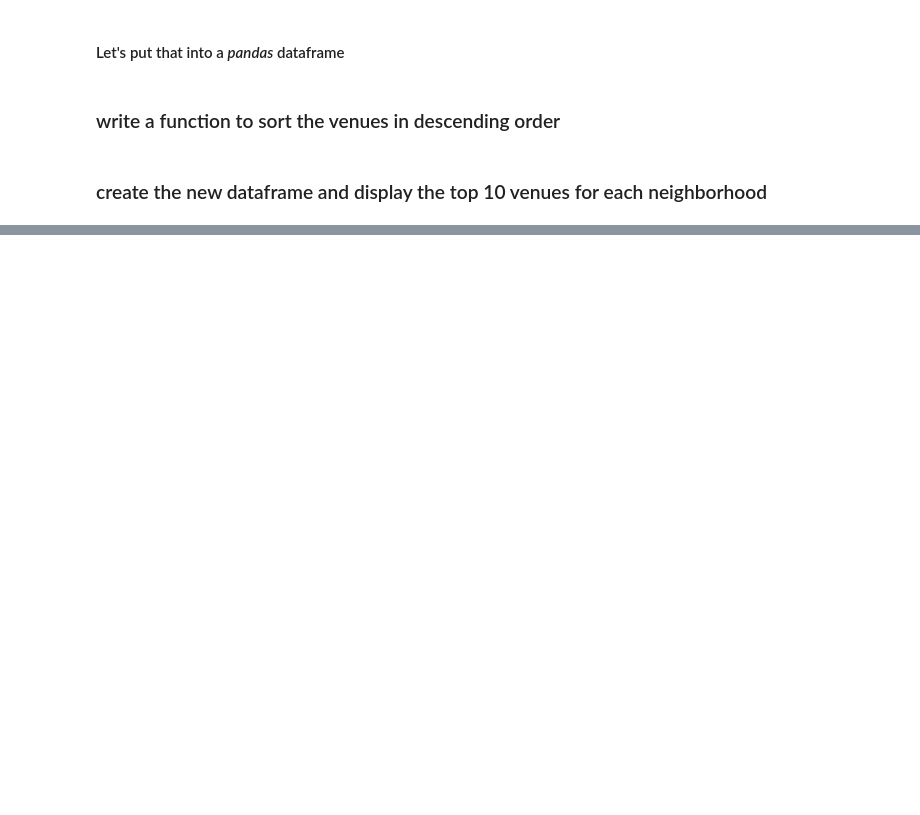
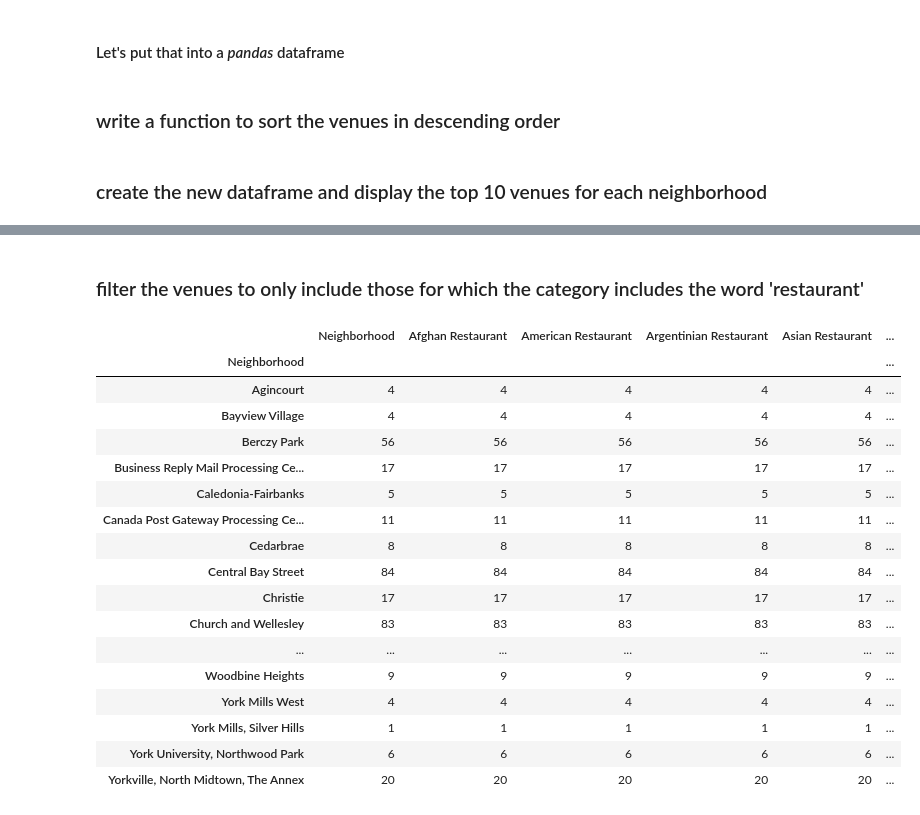
Before and after one commit to MesonicInterference/Coursera_Capstone, a Jupyter notebook: 09_applied_data_science_capstone_week5_notebook.ipynb, the cells around one changed output, grey strips where cells are left out. Cells and saved outputs as stored; diff of their text form; code cells hidden in the pictures; blank space fills up the shorter version.

```diff
--- a/09_applied_data_science_capstone_week5_notebook.ipynb
+++ b/09_applied_data_science_capstone_week5_notebook.ipynb
@@ -586,0 +596,50 @@ neighborhoods_venues_sorted
+# %% [markdown]
+### filter the venues to only include those for which the category includes the word 'restaurant'
+# %%
+restaurant_counter = 0
+list_of_restaurant_cols = ['Neighborhood']
+
+for category in toronto_grouped.columns:
+    if category.find('Restaurant') > -1:
+        restaurant_counter += 1
+        list_of_restaurant_cols.append(category)
+
+
+#display(toronto_grouped[list_of_restaurant_cols])
+
+toronto_restaurants = toronto_onehot.groupby('Neighborhood')
+#display(toronto_restaurants)
+
+# one hot encoding
+#toronto_onehot = pd.get_dummies(toronto_venues[['Venue Category']], prefix="", prefix_sep="")
+
+# add neighborhood column back to dataframe
+#toronto_restaurants['Neighborhood'] = toronto_venues['Neighborhood']
+
+# move neighborhood column to the first column
+#fixed_columns = [toronto_restaurants.columns[-1]] + list(toronto_restaurants.columns[:-1])
+#toronto_restaurants = toronto_restaurants[fixed_columns]
+
+toronto_restaurants[list_of_restaurant_cols].count()
+
+#if toronto_venues['Venue Category'] in list_of_restaurant_cols:
+#    print('found one')
+# %% [output]
+|  | Neighborhood | Afghan Restaurant | American Restaurant | Argentinian Restaurant | Asian Restaurant | ... |
+| Neighborhood |  |  |  |  |  | ... |
+| Agincourt | 4 | 4 | 4 | 4 | 4 | ... |
+| Bayview Village | 4 | 4 | 4 | 4 | 4 | ... |
+| Berczy Park | 56 | 56 | 56 | 56 | 56 | ... |
+| Business Reply Mail Processing Ce... | 17 | 17 | 17 | 17 | 17 | ... |
+| Caledonia-Fairbanks | 5 | 5 | 5 | 5 | 5 | ... |
+| Canada Post Gateway Processing Ce... | 11 | 11 | 11 | 11 | 11 | ... |
+| Cedarbrae | 8 | 8 | 8 | 8 | 8 | ... |
+| Central Bay Street | 84 | 84 | 84 | 84 | 84 | ... |
+| Christie | 17 | 17 | 17 | 17 | 17 | ... |
+| Church and Wellesley | 83 | 83 | 83 | 83 | 83 | ... |
+| ... | ... | ... | ... | ... | ... | ... |
+| Woodbine Heights | 9 | 9 | 9 | 9 | 9 | ... |
+| York Mills West | 4 | 4 | 4 | 4 | 4 | ... |
+| York Mills, Silver Hills | 1 | 1 | 1 | 1 | 1 | ... |
+| York University, Northwood Park | 6 | 6 | 6 | 6 | 6 | ... |
+| Yorkville, North Midtown, The Annex | 20 | 20 | 20 | 20 | 20 | ... |
```
Also changed, not shown: parts of 14 cells of this notebook, 1 other file.
